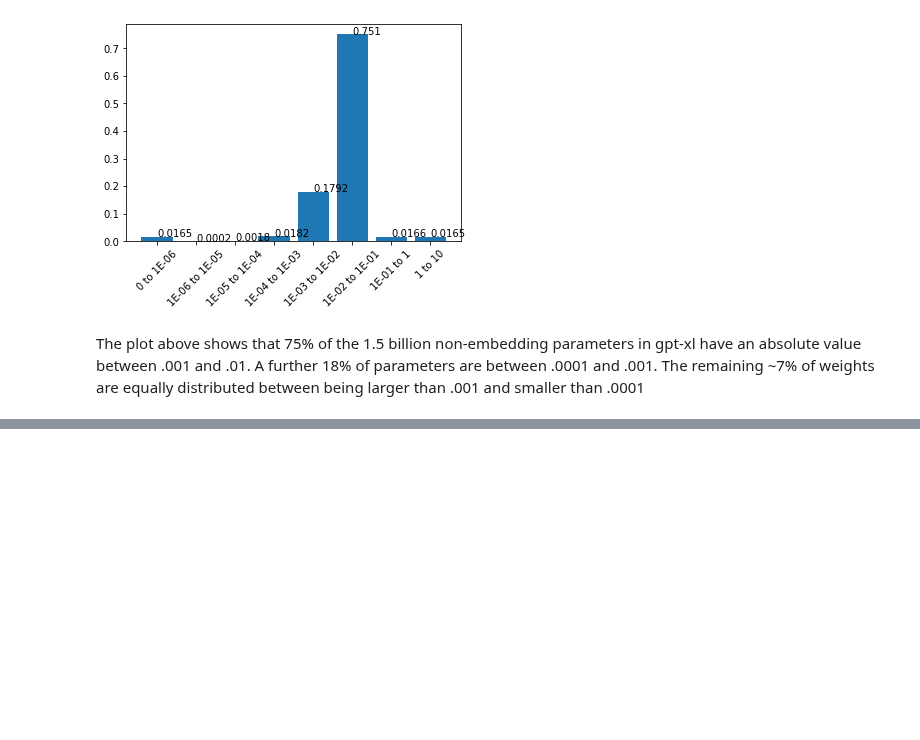
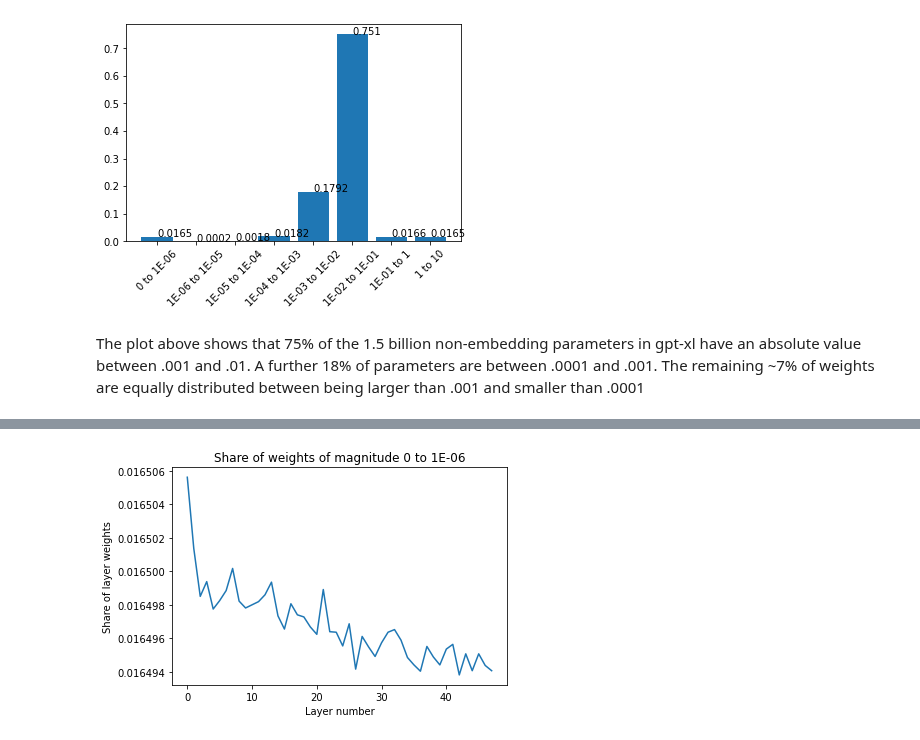
Before and after one commit to Oaklight/llm-sparsification-release, a Jupyter notebook: gptxl_exploration.ipynb, the cells around one changed output, grey strips where cells are left out. Cells and saved outputs as stored; diff of their text form; code cells hidden in the pictures; blank space fills up the shorter version.

```diff
--- a/gptxl_exploration.ipynb
+++ b/gptxl_exploration.ipynb
@@ -134,0 +117,14 @@ The plot above shows that 75% of the 1.5 billion non-embedding parameters in gpt
+# %%
+layer_results = np.empty((48,9))
+for layer_num in range(48):
+    cnts, pcts = gpt_layer_analysis(layer_num, params)
+    layer_results[layer_num, 0] = layer_num
+    layer_results[layer_num, 1:] = pcts
+# %%
+import pandas as pd
+layer_results = pd.DataFrame(layer_results)
+# %%
+colnames = ['layer_num']
+colnames.extend(bins_labs)
+# %%
+layer_results.columns = colnames
@@ -134,0 +140,4 @@ The plot above shows that 75% of the 1.5 billion non-embedding parameters in gpt
+# %%
+plot_weights_across_layers('0 to 1E-06', layer_results)
+# %% [output]
+[figure, added]
```
Also changed, not shown: parts of 15 cells of this notebook.
